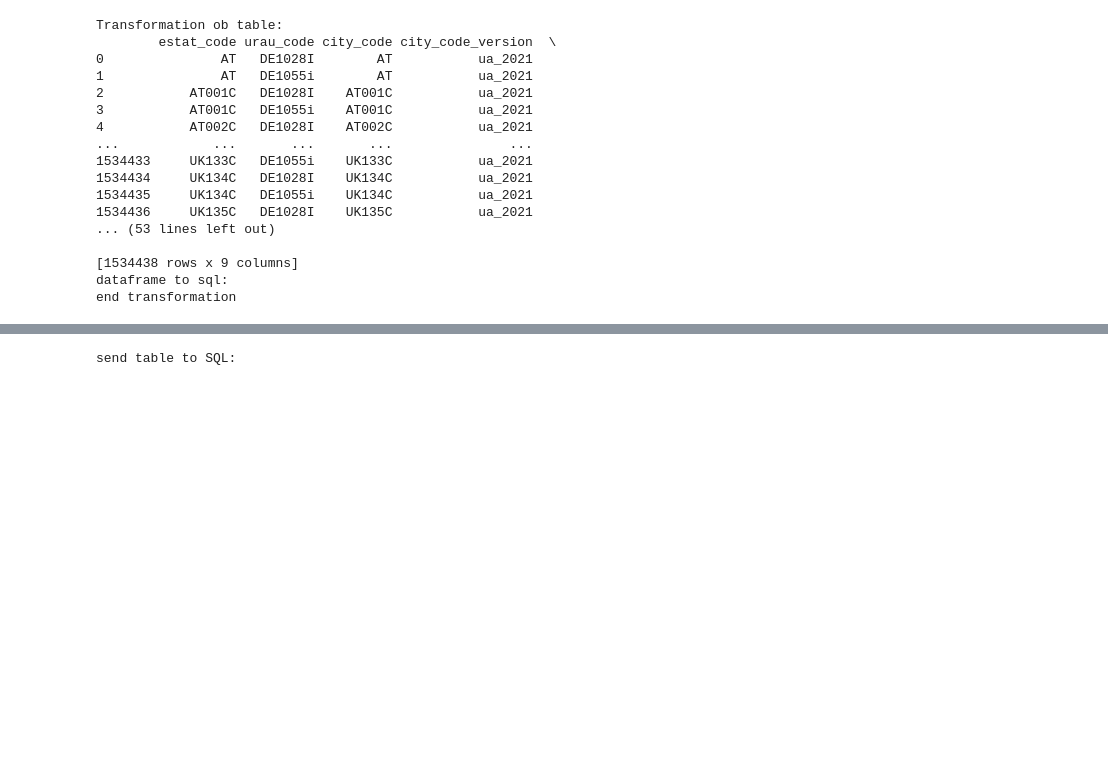
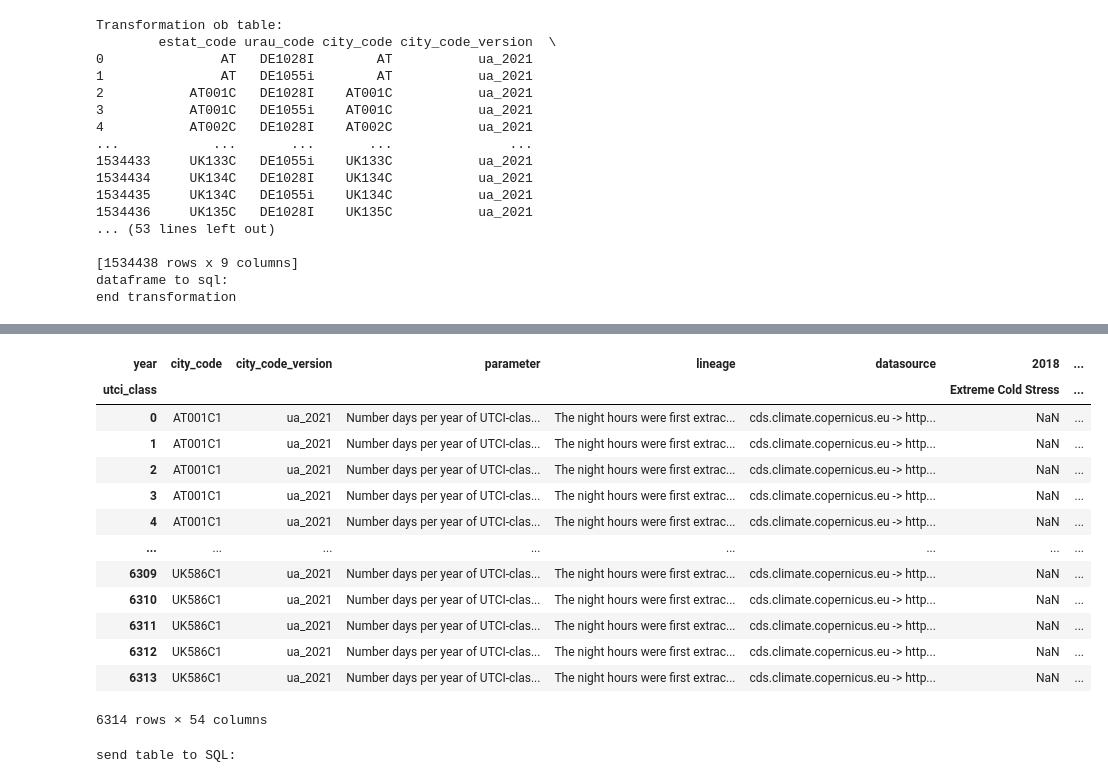
Before and after one commit to FAIRiCUBE/uc1-urban-climate, a Jupyter notebook: notebooks/dev/f04_database/database_update_sql_schema.ipynb, the cells around one changed output, grey strips where cells are left out. Cells and saved outputs as stored; diff of their text form; code cells hidden in the pictures; blank space fills up the shorter version.

```diff
--- a/notebooks/dev/f04_database/database_update_sql_schema.ipynb
+++ b/notebooks/dev/f04_database/database_update_sql_schema.ipynb
@@ -128,0 +131,18 @@ union done!°!
+# %%
+
+print ("get database overview")
+
+
+
+with engine_postgresql.begin() as conn:
+    query = text("""
+
+SELECT * FROM information_schema.tables
+WHERE table_schema = 'cube' order by table_name
+
+
+    """)
+    df_overview = pd.read_sql_query(query, conn)
+
+
+print (df_overview)
@@ -278,3 +634,20 @@ end transformation
+# %%
+res
+# %% [output]
+| year | city_code | city_code_version | parameter | lineage | datasource | 2018 | ... |
+| utci_class |  |  |  |  |  | Extreme Cold Stress | ... |
+| 0 | AT001C1 | ua_2021 | Number days per year of UTCI-clas... | The night hours were first extrac... | cds.climate.copernicus.eu -> http... | NaN | ... |
+| 1 | AT001C1 | ua_2021 | Number days per year of UTCI-clas... | The night hours were first extrac... | cds.climate.copernicus.eu -> http... | NaN | ... |
+| 2 | AT001C1 | ua_2021 | Number days per year of UTCI-clas... | The night hours were first extrac... | cds.climate.copernicus.eu -> http... | NaN | ... |
+| 3 | AT001C1 | ua_2021 | Number days per year of UTCI-clas... | The night hours were first extrac... | cds.climate.copernicus.eu -> http... | NaN | ... |
+| 4 | AT001C1 | ua_2021 | Number days per year of UTCI-clas... | The night hours were first extrac... | cds.climate.copernicus.eu -> http... | NaN | ... |
+| ... | ... | ... | ... | ... | ... | ... | ... |
+| 6309 | UK586C1 | ua_2021 | Number days per year of UTCI-clas... | The night hours were first extrac... | cds.climate.copernicus.eu -> http... | NaN | ... |
+| 6310 | UK586C1 | ua_2021 | Number days per year of UTCI-clas... | The night hours were first extrac... | cds.climate.copernicus.eu -> http... | NaN | ... |
+| 6311 | UK586C1 | ua_2021 | Number days per year of UTCI-clas... | The night hours were first extrac... | cds.climate.copernicus.eu -> http... | NaN | ... |
+| 6312 | UK586C1 | ua_2021 | Number days per year of UTCI-clas... | The night hours were first extrac... | cds.climate.copernicus.eu -> http... | NaN | ... |
+| 6313 | UK586C1 | ua_2021 | Number days per year of UTCI-clas... | The night hours were first extrac... | cds.climate.copernicus.eu -> http... | NaN | ... |
+6314 rows × 54 columns
 # %%
 
 
```
Also changed, not shown: parts of 11 cells of this notebook, 1 other file.
